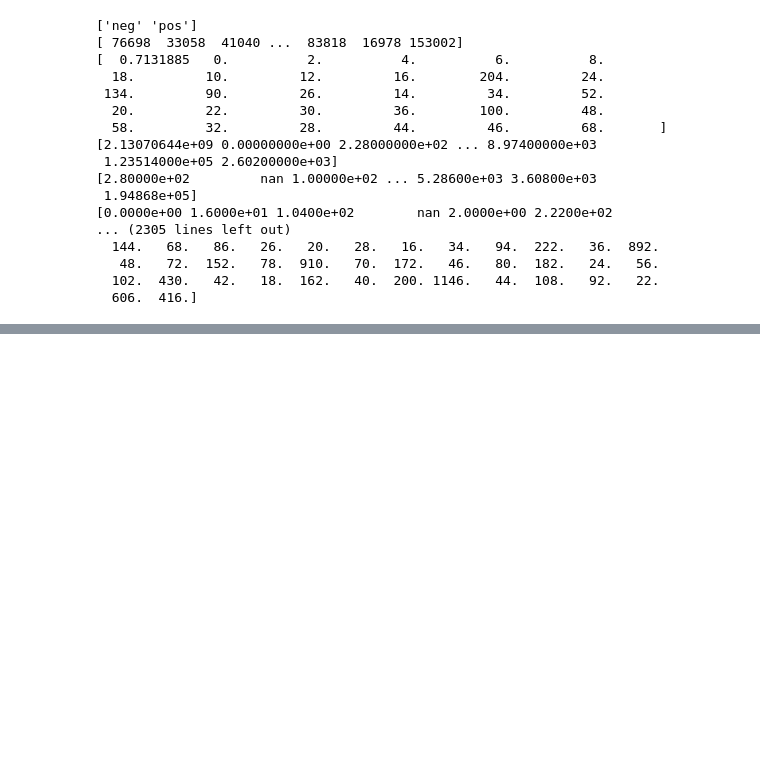
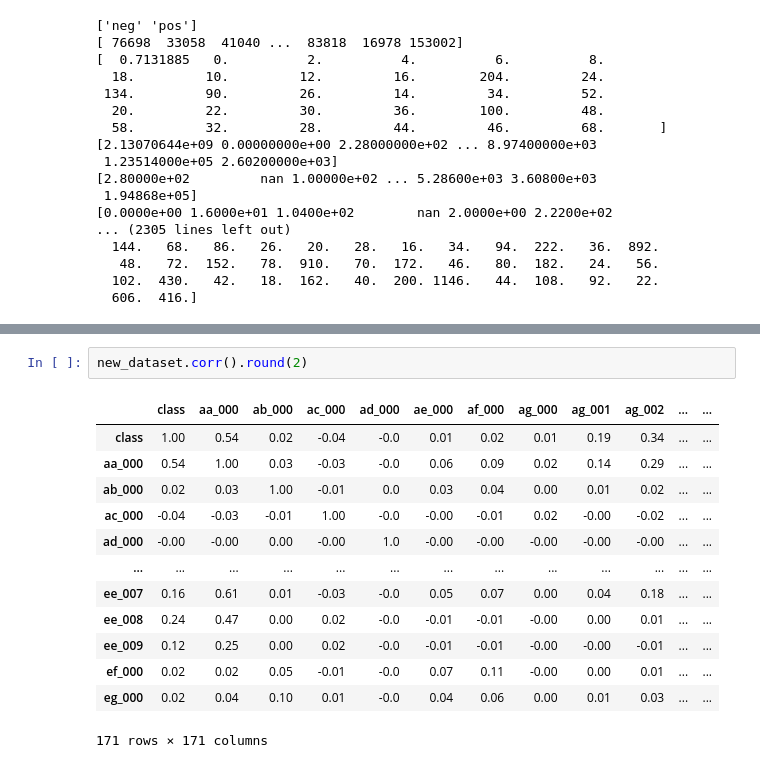
Before and after one commit to SertacBattal/DataPrep, a Jupyter notebook: SertacBattal_DPrepHDip_CA1.ipynb, the cells around one changed output, grey strips where cells are left out. Saved outputs shown, nothing was run; the diff lists cells and outputs as text; blank space fills up the shorter version.

```diff
--- a/SertacBattal_DPrepHDip_CA1.ipynb
+++ b/SertacBattal_DPrepHDip_CA1.ipynb
@@ -248,0 +300,16 @@ for column_name in column_list:
+# %%
+new_dataset.corr().round(2)
+# %% [output]
+|  | class | aa_000 | ab_000 | ac_000 | ad_000 | ae_000 | af_000 | ag_000 | ag_001 | ag_002 | ... | ... |
+| class | 1.00 | 0.54 | 0.02 | -0.04 | -0.0 | 0.01 | 0.02 | 0.01 | 0.19 | 0.34 | ... | ... |
+| aa_000 | 0.54 | 1.00 | 0.03 | -0.03 | -0.0 | 0.06 | 0.09 | 0.02 | 0.14 | 0.29 | ... | ... |
+| ab_000 | 0.02 | 0.03 | 1.00 | -0.01 | 0.0 | 0.03 | 0.04 | 0.00 | 0.01 | 0.02 | ... | ... |
+| ac_000 | -0.04 | -0.03 | -0.01 | 1.00 | -0.0 | -0.00 | -0.01 | 0.02 | -0.00 | -0.02 | ... | ... |
+| ad_000 | -0.00 | -0.00 | 0.00 | -0.00 | 1.0 | -0.00 | -0.00 | -0.00 | -0.00 | -0.00 | ... | ... |
+| ... | ... | ... | ... | ... | ... | ... | ... | ... | ... | ... | ... | ... |
+| ee_007 | 0.16 | 0.61 | 0.01 | -0.03 | -0.0 | 0.05 | 0.07 | 0.00 | 0.04 | 0.18 | ... | ... |
+| ee_008 | 0.24 | 0.47 | 0.00 | 0.02 | -0.0 | -0.01 | -0.01 | -0.00 | 0.00 | 0.01 | ... | ... |
+| ee_009 | 0.12 | 0.25 | 0.00 | 0.02 | -0.0 | -0.01 | -0.01 | -0.00 | -0.00 | -0.01 | ... | ... |
+| ef_000 | 0.02 | 0.02 | 0.05 | -0.01 | -0.0 | 0.07 | 0.11 | -0.00 | 0.00 | 0.01 | ... | ... |
+| eg_000 | 0.02 | 0.04 | 0.10 | 0.01 | -0.0 | 0.04 | 0.06 | 0.00 | 0.01 | 0.03 | ... | ... |
+171 rows × 171 columns
```
Also changed, not shown: parts of 14 cells of this notebook.
